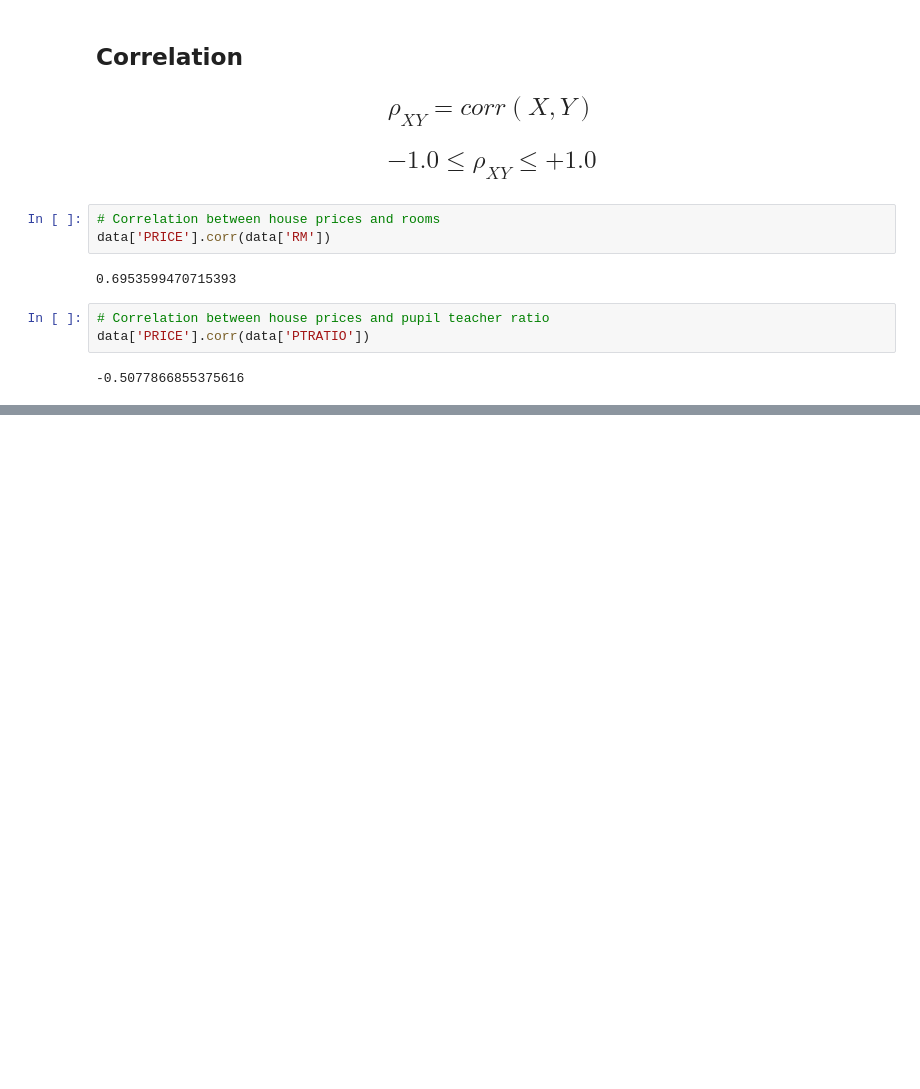
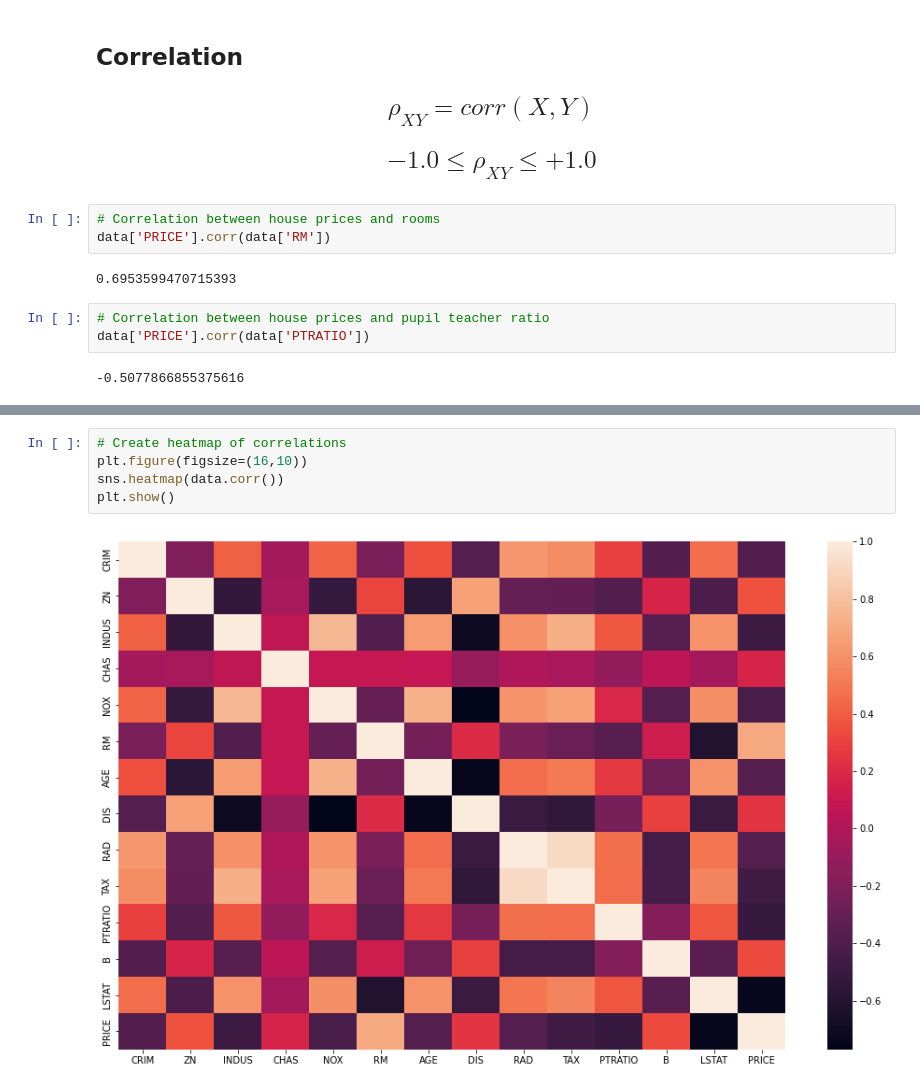
Before and after one commit to marb61a/Data-Science-Projects, a Jupyter notebook: Multivariate_Regression/multivariate_regression.ipynb, the cells around one changed output, grey strips where cells are left out. Cells and saved outputs as stored; diff of their text form; blank space fills up the shorter version.

Commit message:
Updated notebook with correlation checking and visualisations

```diff
--- a/Multivariate_Regression/multivariate_regression.ipynb
+++ b/Multivariate_Regression/multivariate_regression.ipynb
@@ -421,0 +449,7 @@ data.corr()
+# %%
+# Create heatmap of correlations
+plt.figure(figsize=(16,10))
+sns.heatmap(data.corr())
+plt.show()
+# %% [output]
+[figure, added]
```
Also changed, not shown: parts of 3 cells of this notebook.
